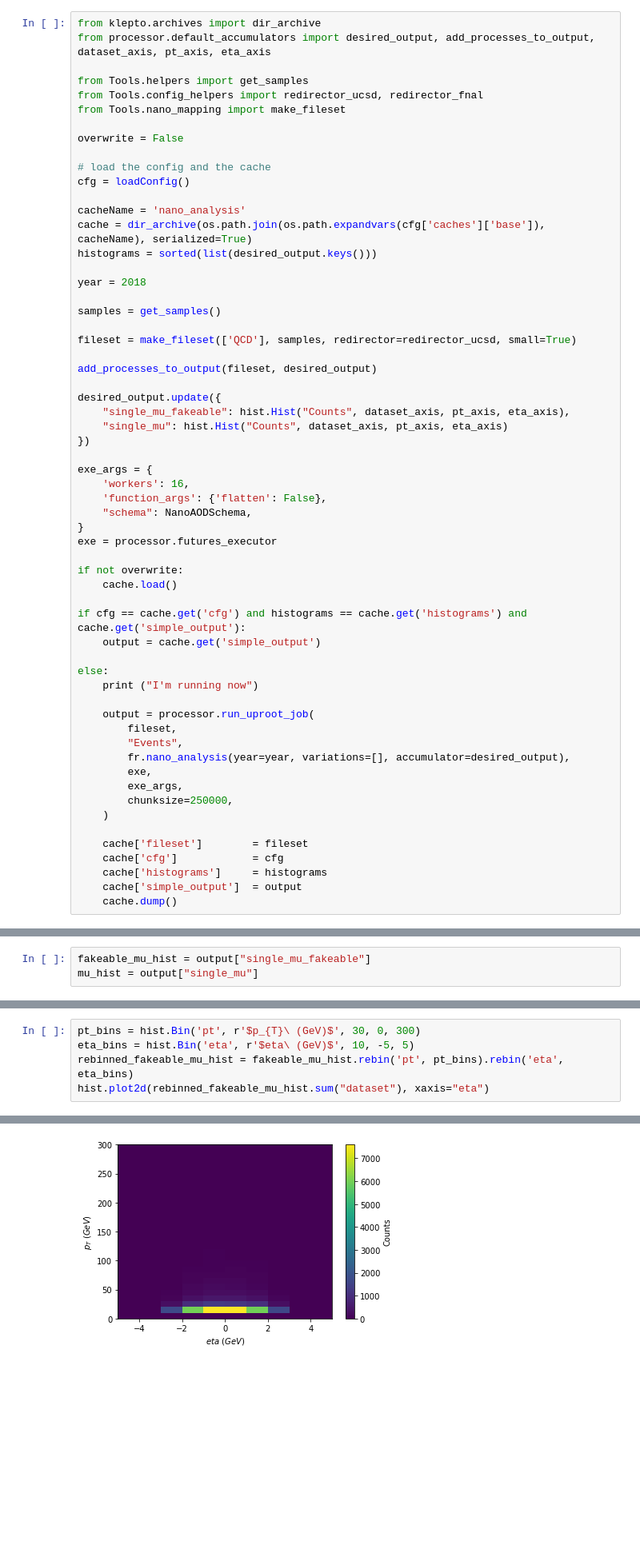
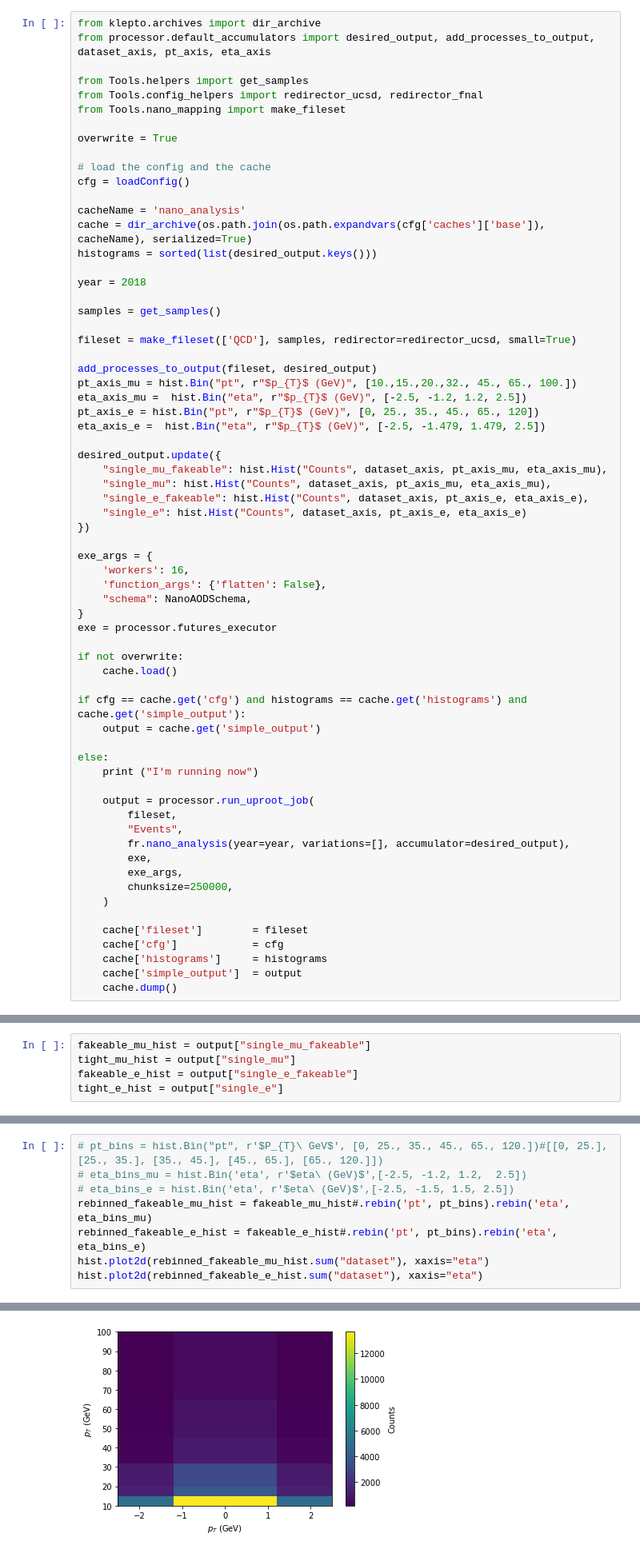
Before and after one commit to danbarto/tW_scattering, a Jupyter notebook: notebooks/fake_rate_measurement.ipynb, the cells around one changed output, grey strips where cells are left out. Shown at 80% size. Cells and saved outputs as stored; diff of their text form; blank space fills up the shorter version.

```diff
--- a/notebooks/fake_rate_measurement.ipynb
+++ b/notebooks/fake_rate_measurement.ipynb
@@ -27,7 +27,7 @@ from Tools.helpers import get_samples
 from Tools.config_helpers import redirector_ucsd, redirector_fnal
 from Tools.nano_mapping import make_fileset
 
-overwrite = False
+overwrite = True
 
 # load the config and the cache
 cfg = loadConfig()
@@ -43,10 +43,16 @@ samples = get_samples()
 fileset = make_fileset(['QCD'], samples, redirector=redirector_ucsd, small=True)
 
 add_processes_to_output(fileset, desired_output)
+pt_axis_mu = hist.Bin("pt", r"$p_{T}$ (GeV)", [10.,15.,20.,32., 45., 65., 100.])
+eta_axis_mu =  hist.Bin("eta", r"$p_{T}$ (GeV)", [-2.5, -1.2, 1.2, 2.5])
+pt_axis_e = hist.Bin("pt", r"$p_{T}$ (GeV)", [0, 25., 35., 45., 65., 120])
+eta_axis_e =  hist.Bin("eta", r"$p_{T}$ (GeV)", [-2.5, -1.479, 1.479, 2.5])
 
 desired_output.update({
-    "single_mu_fakeable": hist.Hist("Counts", dataset_axis, pt_axis, eta_axis),
-    "single_mu": hist.Hist("Counts", dataset_axis, pt_axis, eta_axis)
+    "single_mu_fakeable": hist.Hist("Counts", dataset_axis, pt_axis_mu, eta_axis_mu),
+    "single_mu": hist.Hist("Counts", dataset_axis, pt_axis_mu, eta_axis_mu),
+    "single_e_fakeable": hist.Hist("Counts", dataset_axis, pt_axis_e, eta_axis_e),
+    "single_e": hist.Hist("Counts", dataset_axis, pt_axis_e, eta_axis_e)
 })
 
 exe_args = {
@@ -82,13 +90,18 @@ else:
 # %%
 fakeable_mu_hist = output["single_mu_fakeable"]
-mu_hist = output["single_mu"]
+tight_mu_hist = output["single_mu"]
+fakeable_e_hist = output["single_e_fakeable"]
+tight_e_hist = output["single_e"]
 # %%
 type(fakeable_mu_hist)
 # %% [output]
 coffea.hist.hist_tools.Hist
 # %%
-pt_bins = hist.Bin('pt', r'$p_{T}\ (GeV)$', 30, 0, 300)
-eta_bins = hist.Bin('eta', r'$eta\ (GeV)$', 10, -5, 5)
-rebinned_fakeable_mu_hist = fakeable_mu_hist.rebin('pt', pt_bins).rebin('eta', eta_bins)
+# pt_bins = hist.Bin("pt", r'$P_{T}\ GeV$', [0, 25., 35., 45., 65., 120.])#[[0, 25.],[25., 35.], [35., 45.], [45., 65.], [65., 120.]])
+# eta_bins_mu = hist.Bin('eta', r'$eta\ (GeV)$',[-2.5, -1.2, 1.2,  2.5])
+# eta_bins_e = hist.Bin('eta', r'$eta\ (GeV)$',[-2.5, -1.5, 1.5, 2.5])
+rebinned_fakeable_mu_hist = fakeable_mu_hist#.rebin('pt', pt_bins).rebin('eta', eta_bins_mu)
+rebinned_fakeable_e_hist = fakeable_e_hist#.rebin('pt', pt_bins).rebin('eta', eta_bins_e)
 hist.plot2d(rebinned_fakeable_mu_hist.sum("dataset"), xaxis="eta")
+hist.plot2d(rebinned_fakeable_e_hist.sum("dataset"), xaxis="eta")
 # %% [output]
@@ -96 +109 @@ hist.plot2d(rebinned_fakeable_mu_hist.sum("dataset"), xaxis="eta")
-[figure, old version]
+[figure, new version]
```
Also changed, not shown: parts of 11 cells of this notebook, 3 other files.
